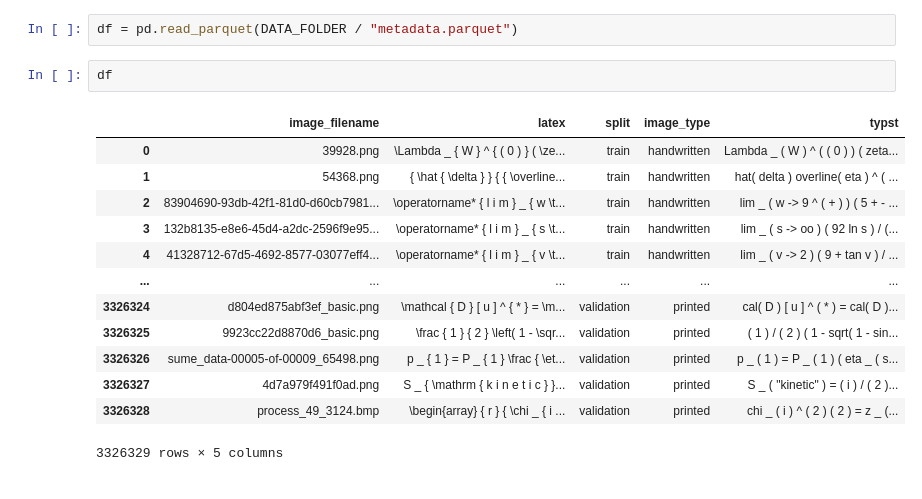
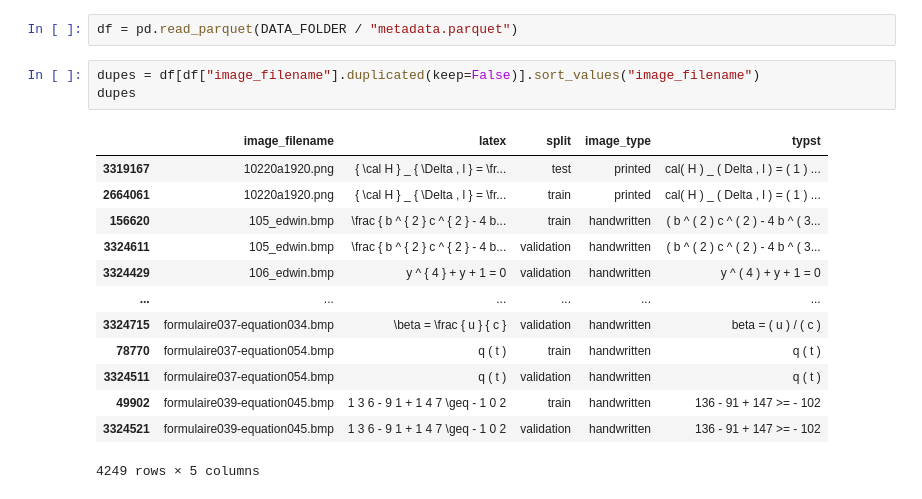
Before and after one commit to JeppeKlitgaard/DTU-02456-Deep-Learning-Project, a Jupyter notebook: dataset/inspect_metadata.ipynb, the cells around one changed output. Cells and saved outputs as stored; diff of their text form.

```diff
--- a/dataset/inspect_metadata.ipynb
+++ b/dataset/inspect_metadata.ipynb
@@ -8,18 +8,19 @@ DATA_FOLDER = THIS_FOLDER / "data"
 # %%
 df = pd.read_parquet(DATA_FOLDER / "metadata.parquet")
 # %%
-df
+dupes = df[df["image_filename"].duplicated(keep=False)].sort_values("image_filename")
+dupes
 # %% [output]
 |  | image_filename | latex | split | image_type | typst |
-| 0 | 39928.png | \Lambda _ { W } ^ { ( 0 ) } ( \ze... | train | handwritten | Lambda _ ( W ) ^ ( ( 0 ) ) ( zeta... |
-| 1 | 54368.png | { \hat { \delta } } { { \overline... | train | handwritten | hat( delta ) overline( eta ) ^ ( ... |
-| 2 | 83904690-93db-42f1-81d0-d60cb7981... | \operatorname* { l i m } _ { w \t... | train | handwritten | lim _ ( w -> 9 ^ ( + ) ) ( 5 + - ... |
-| 3 | 132b8135-e8e6-45d4-a2dc-2596f9e95... | \operatorname* { l i m } _ { s \t... | train | handwritten | lim _ ( s -> oo ) ( 92 ln s ) / (... |
-| 4 | 41328712-67d5-4692-8577-03077eff4... | \operatorname* { l i m } _ { v \t... | train | handwritten | lim _ ( v -> 2 ) ( 9 + tan v ) / ... |
+| 3319167 | 10220a1920.png | { \cal H } _ { \Delta , l } = \fr... | test | printed | cal( H ) _ ( Delta , l ) = ( 1 ) ... |
+| 2664061 | 10220a1920.png | { \cal H } _ { \Delta , l } = \fr... | train | printed | cal( H ) _ ( Delta , l ) = ( 1 ) ... |
+| 156620 | 105_edwin.bmp | \frac { b ^ { 2 } c ^ { 2 } - 4 b... | train | handwritten | ( b ^ ( 2 ) c ^ ( 2 ) - 4 b ^ ( 3... |
+| 3324611 | 105_edwin.bmp | \frac { b ^ { 2 } c ^ { 2 } - 4 b... | validation | handwritten | ( b ^ ( 2 ) c ^ ( 2 ) - 4 b ^ ( 3... |
+| 3324429 | 106_edwin.bmp | y ^ { 4 } + y + 1 = 0 | validation | handwritten | y ^ ( 4 ) + y + 1 = 0 |
 | ... | ... | ... | ... | ... | ... |
-| 3326324 | d804ed875abf3ef_basic.png | \mathcal { D } [ u ] ^ { * } = \m... | validation | printed | cal( D ) [ u ] ^ ( * ) = cal( D )... |
-| 3326325 | 9923cc22d8870d6_basic.png | \frac { 1 } { 2 } \left( 1 - \sqr... | validation | printed | ( 1 ) / ( 2 ) ( 1 - sqrt( 1 - sin... |
-| 3326326 | sume_data-00005-of-00009_65498.png | p _ { 1 } = P _ { 1 } \frac { \et... | validation | printed | p _ ( 1 ) = P _ ( 1 ) ( eta _ ( s... |
-| 3326327 | 4d7a979f491f0ad.png | S _ { \mathrm { k i n e t i c } }... | validation | printed | S _ ( "kinetic" ) = ( i ) / ( 2 )... |
-| 3326328 | process_49_3124.bmp | \begin{array} { r } { \chi _ { i ... | validation | printed | chi _ ( i ) ^ ( 2 ) ( 2 ) = z _ (... |
+| 3324715 | formulaire037-equation034.bmp | \beta = \frac { u } { c } | validation | handwritten | beta = ( u ) / ( c ) |
+| 78770 | formulaire037-equation054.bmp | q ( t ) | train | handwritten | q ( t ) |
+| 3324511 | formulaire037-equation054.bmp | q ( t ) | validation | handwritten | q ( t ) |
+| 49902 | formulaire039-equation045.bmp | 1 3 6 - 9 1 + 1 4 7 \geq - 1 0 2 | train | handwritten | 136 - 91 + 147 >= - 102 |
+| 3324521 | formulaire039-equation045.bmp | 1 3 6 - 9 1 + 1 4 7 \geq - 1 0 2 | validation | handwritten | 136 - 91 + 147 >= - 102 |
-3326329 rows × 5 columns
+4249 rows × 5 columns
```
Also changed, not shown: parts of 1 cell of this notebook, 10 other files.
